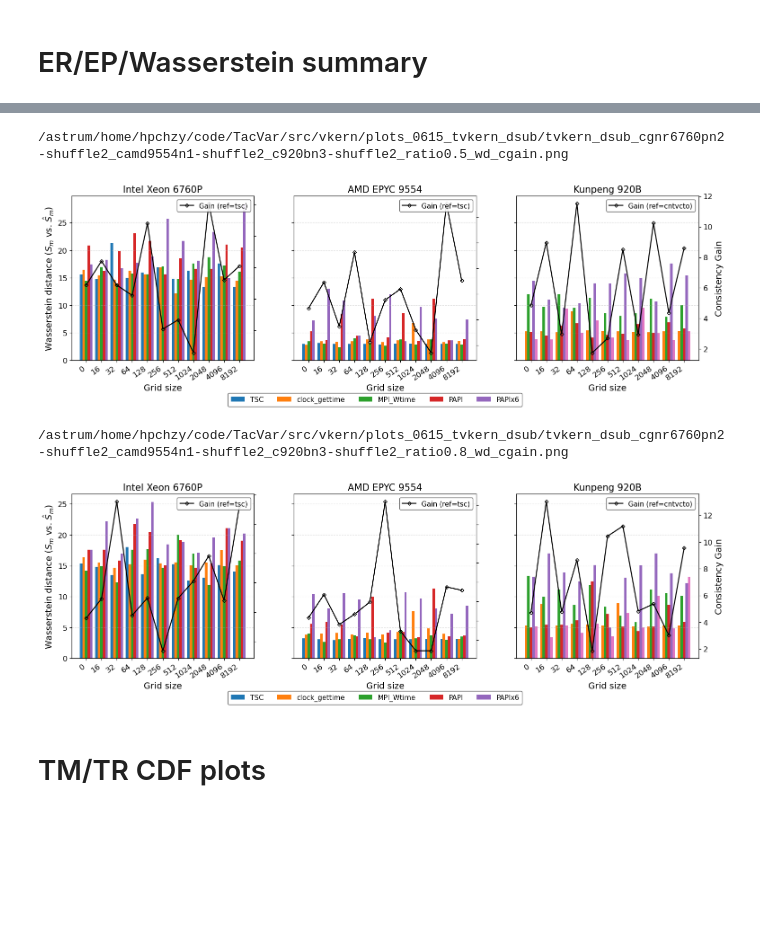
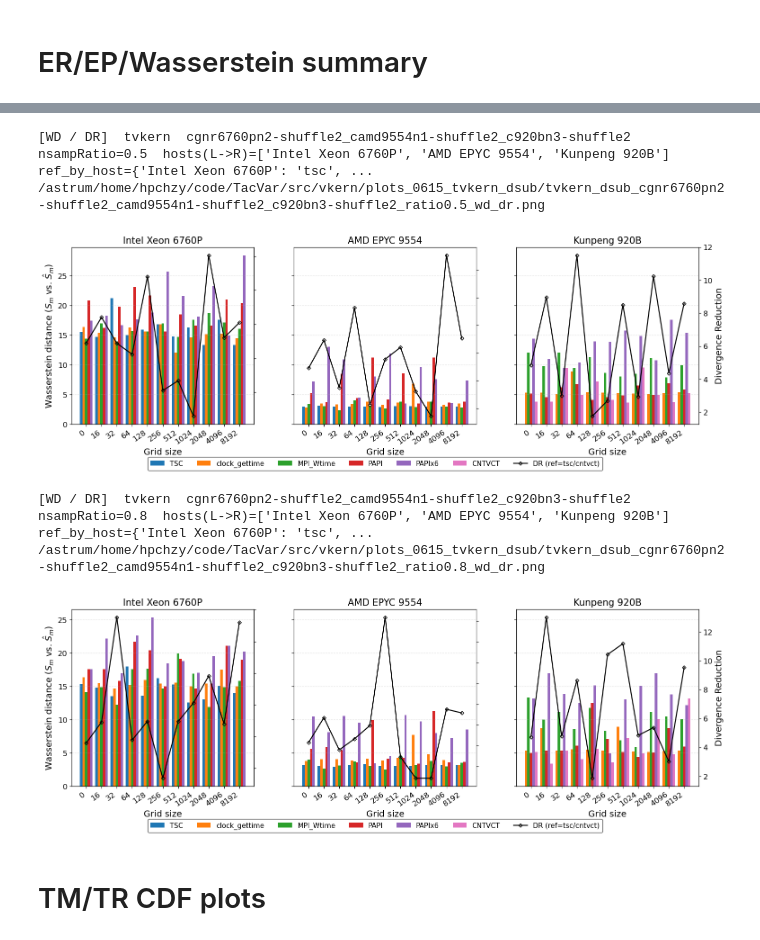
Before and after one commit to HunterHan/TacVar, a Jupyter notebook: src/vkern/plot_entry_filt.tvkern.0615.ipynb, the cells around one changed output, grey strips where cells are left out. Saved outputs shown, nothing was run; the diff lists cells and outputs as text; code cells hidden in the pictures; blank space fills up the shorter version.

```diff
--- a/src/vkern/plot_entry_filt.tvkern.0615.ipynb
+++ b/src/vkern/plot_entry_filt.tvkern.0615.ipynb
@@ -240,6 +240,7 @@ entries.sort_values(['host', 'kernel', 'np', 'size', 'ratio', 'timer'], inplace=
 print(f'entries: {len(entries)}')
 
 entries = entries[(entries['timer'] != 'cntvct') & (entries['timer'] != 'tsc_native')]
+entries['timer'] = entries['timer'].replace('cntvcto', 'cntvct')
 entries.head(20)
 # %% [output]
 entries: 396
@@ -379,9 +380,12 @@ for ratio, ratio_df in df.groupby('ratio', sort=True):
     hosts = [host for host in HOST_ORDER if host in set(plot_df['host'])]
     if not hosts:
         continue
+    print(f'[WD / eps_p,eps_r]  tvkern  {SHUFFLE_LABEL}  nsampRatio={ratio:g}  hosts(L->R)={[HOST_LABELS.get(h, h) for h in hosts]}')
     fig, axes = plt.subplots(1, len(hosts), figsize=(6.0 * len(hosts), 4.8), sharey=True, constrained_layout=False)
     axes = np.atleast_1d(axes)
 
+    bar_legend = {}
+    eps_handles = None
     for ax1, host in zip(axes, hosts):
         host_df = plot_df[plot_df['host'] == host].copy()
         timers = sorted(host_df['timer'].unique(), key=timer_sort_key)
@@ -391,7 +395,8 @@ for ratio, ratio_df in df.groupby('ratio', sort=True):
         for i, timer in enumerate(timers):
             sub = host_df[host_df['timer'] == timer].set_index('size_str').reindex(size_order)
             offset = (i - (len(timers) - 1) / 2) * width
-            ax1.bar(x + offset, sub[metric_bar], width=width, label=timer_label(timer), color=TIMER_COLORS.get(timer))
+            b = ax1.bar(x + offset, sub[metric_bar], width=width, label=timer_label(timer), color=TIMER_COLORS.get(timer))
+            bar_legend.setdefault(timer_label(timer), b)
 
         ax1.set_title(HOST_LABELS.get(host, host), fontsize=TITLE_FONTSIZE)
         ax1.set_xlabel('Grid size', fontsize=AXIS_LABEL_FONTSIZE)
@@ -406,24 +411,21 @@ for ratio, ratio_df in df.groupby('ratio', sort=True):
         line_df = host_df.groupby('size_str', observed=True)[line_metrics].mean().reindex(size_order)
         ep_line, = ax2.plot(x, line_df['ep'], marker='o', markevery=2, markersize=3.2, markerfacecolor='none', markeredgewidth=0.8, label=r'$\epsilon_p$', color='black')
         er_line, = ax2.plot(x, line_df['er'], marker='s', markevery=2, markersize=3.2, markerfacecolor='none', markeredgewidth=0.8, label=r'$\epsilon_r$', color='gray')
-        # ax2.set_ylim(0, 0.05)
+        eps_handles = [ep_line, er_line]
         ax2.tick_params(axis='y', labelsize=TICK_FONTSIZE)
         if ax1 is axes[-1]:
             ax2.set_ylabel(r'$\epsilon_p$ / $\epsilon_r$', fontsize=AXIS_LABEL_FONTSIZE)
+            ax2.legend(handles=eps_handles, loc='upper right', fontsize=LEGEND_FONTSIZE, frameon=True, framealpha=0.9, edgecolor='0.35')
         else:
             ax2.set_yticklabels([])
-        ax2.legend(handles=[ep_line, er_line], loc='upper right', fontsize=LEGEND_FONTSIZE, frameon=True, framealpha=0.9, edgecolor='0.35')
 
-    handles, labels = axes[0].get_legend_handles_labels()
     fig.legend(
-        handles, labels,
-        ncol=min(6, max(1, len(labels))), fontsize=LEGEND_FONTSIZE,
+        list(bar_legend.values()), list(bar_legend.keys()),
+        ncol=min(6, max(1, len(bar_legend))), fontsize=LEGEND_FONTSIZE,
         loc='lower center', bbox_to_anchor=(0.5, -0.13),
         frameon=True, framealpha=0.95, edgecolor='0.35', borderpad=0.45,
     )
-    # fig.suptitle(f'tvkern dsub, {SHUFFLE_LABEL}, nsampRatio={ratio:g}', y=1.02)
-    # fig.suptitle(f'Wasserstein ', y=1.02)
-    fig.subplots_adjust(bottom=0.10, top=0.86, wspace=0.22)
+    fig.subplots_adjust(bottom=0.10, top=0.92, wspace=0.22)
 
     if SAVE_FIG:
         out = OUT_DIR / f'tvkern_dsub_summary_{SHUFFLE_LABEL}_ratio{ratio:g}.png'
@@ -438,10 +442,10 @@ for ratio, ratio_df in df.groupby('ratio', sort=True):
 # %%
-# 过滤一致性收益 (Consistency Gain) by host
-# gain = Σ WD(timer_tm, ref_tm) / Σ WD(timer_tr, ref_tr)
-# ref: x86 -> tsc, ARM -> cntvcto.  higher = filtering improved cross-timer consistency.
+# 过滤散度削减 (Divergence Reduction, DR) by host
+# DR = sum WD(timer_tm, ref_tm) / sum WD(timer_tr, ref_tr)
+# ref: x86 -> tsc, ARM -> cntvct.  higher = filtering reduced cross-timer divergence.
 from scipy.stats import wasserstein_distance
 
-REF_TIMER_BY_HOST = {'cgnr6760pn2': 'tsc', 'camd9554n1': 'tsc', 'c920bn3': 'cntvcto'}
+REF_TIMER_BY_HOST = {'cgnr6760pn2': 'tsc', 'camd9554n1': 'tsc', 'c920bn3': 'cntvct'}
 
 
 def _wd_seq(a, b):
@@ -452,7 +456,7 @@ def _wd_seq(a, b):
     return wasserstein_distance(a, b) if (a.size and b.size) else np.nan
 
 
-def consistency_gain_table(src, group_keys):
+def divergence_reduction_table(src, group_keys):
     rows = []
     for gv, g in src.groupby(group_keys):
         gd = dict(zip(group_keys, gv if isinstance(gv, tuple) else (gv,)))
@@ -472,13 +476,12 @@ def consistency_gain_table(src, group_keys):
                 num += d_tm
                 den += d_tr
                 ok = True
-        gd['cgain'] = num / den if (ok and den > 1e-12) else np.nan
+        gd['dr'] = num / den if (ok and den > 1e-12) else np.nan
         rows.append(gd)
     return pd.DataFrame(rows)
 
 
 metric_bar = 'wd'
-
 AXIS_LABEL_FONTSIZE = 14
 TICK_FONTSIZE = 12
 TITLE_FONTSIZE = 15
@@ -490,17 +493,20 @@ for ratio, ratio_df in df.groupby('ratio', sort=True):
     size_order = [str(x) for x in sorted(plot_df['size'].unique())]
     plot_df['size_str'] = pd.Categorical(plot_df['size_str'], categories=size_order, ordered=True)
 
-    gain_df = consistency_gain_table(plot_df, ['kernel', 'host', 'size', 'ratio'])
+    dr_df = divergence_reduction_table(plot_df, ['kernel', 'host', 'size', 'ratio'])
 
     hosts = [host for host in HOST_ORDER if host in set(plot_df['host'])]
     if not hosts:
         continue
+    refs = {HOST_LABELS.get(h, h): REF_TIMER_BY_HOST.get(h) for h in hosts}
+    print(f'[WD / DR]  tvkern  {SHUFFLE_LABEL}  nsampRatio={ratio:g}  hosts(L->R)={[HOST_LABELS.get(h, h) for h in hosts]}  ref_by_host={refs}')
     fig, axes = plt.subplots(1, len(hosts), figsize=(6.0 * len(hosts), 4.8), sharey=True, constrained_layout=False)
     axes = np.atleast_1d(axes)
 
+    bar_legend = {}
+    dr_handle = None
     for ax1, host in zip(axes, hosts):
         host_df = plot_df[plot_df['host'] == host].copy()
-        ref_timer = REF_TIMER_BY_HOST.get(host, 'tsc')
         timers = sorted(host_df['timer'].unique(), key=timer_sort_key)
         x = np.arange(len(size_order))
         width = 0.82 / max(len(timers), 1)
@@ -508,50 +514,57 @@ for ratio, ratio_df in df.groupby('ratio', sort=True):
         for i, timer in enumerate(timers):
             sub = host_df[host_df['timer'] == timer].set_index('size_str').reindex(size_order)
             offset = (i - (len(timers) - 1) / 2) * width
-            ax1.bar(x + offset, sub[metric_bar], width=width, label=timer_label(timer), color=TIMER_COLORS.get(timer))
+            b = ax1.bar(x + offset, sub[metric_bar], width=width, label=timer_label(timer), color=TIMER_COLORS.get(timer))
+            bar_legend.setdefault(timer_label(timer), b)
 
         ax1.set_title(HOST_LABELS.get(host, host), fontsize=TITLE_FONTSIZE)
         ax1.set_xlabel('Grid size', fontsize=AXIS_LABEL_FONTSIZE)
         ax1.set_xticks(x)
         ax1.set_xticklabels(size_order, rotation=35, ha='right', fontsize=TICK_FONTSIZE)
         ax1.grid(axis='y', linestyle='--', alpha=0.35)
         ax1.tick_params(axis='y', labelsize=TICK_FONTSIZE)
         if ax1 is axes[0]:
             ax1.set_ylabel(r'Wasserstein distance ($S_m$ vs. $\hat{S}_m$)', fontsize=AXIS_LABEL_FONTSIZE)
 
         ax2 = ax1.twinx()
-        gh = gain_df[gain_df['host'] == host]
-        gain_by_size = gh.groupby('size')['cgain'].mean()
-        cgain_vals = [gain_by_size.get(int(s), np.nan) for s in size_order]
-        cg_line, = ax2.plot(x, cgain_vals, marker='D', markevery=1, markersize=4.5, markerfacecolor='none', markeredgewidth=1.0, label=f'Gain (ref={ref_timer})', color='black', linewidth=1.6)
+        dh = dr_df[dr_df['host'] == host]
+        dr_by_size = dh.groupby('size')['dr'].mean()
+        dr_vals = [dr_by_size.get(int(s), np.nan) for s in size_order]
+        line, = ax2.plot(x, dr_vals, marker='D', markevery=1, markersize=4.5, markerfacecolor='none', markeredgewidth=1.0, color='black', linewidth=1.6)
+        dr_handle = line
         ax2.tick_params(axis='y', labelsize=TICK_FONTSIZE)
         if ax1 is axes[-1]:
-            ax2.set_ylabel('Consistency Gain', fontsize=AXIS_LABEL_FONTSIZE)
+            ax2.set_ylabel('Divergence Reduction', fontsize=AXIS_LABEL_FONTSIZE)
         else:
             ax2.set_yticklabels([])
-        ax2.legend(handles=[cg_line], loc='upper right', fontsize=LEGEND_FONTSIZE, frameon=True, framealpha=0.9, edgecolor='0.35')
 
-    handles, labels = axes[0].get_legend_handles_labels()
+    handles = list(bar_legend.values())
+    labels = list(bar_legend.keys())
+    if dr_handle is not None:
+        handles.append(dr_handle)
+        labels.append('DR (ref=tsc/cntvct)')
     fig.legend(
         handles, labels,
-        ncol=min(6, max(1, len(labels))), fontsize=LEGEND_FONTSIZE,
+        ncol=min(7, max(1, len(labels))), fontsize=LEGEND_FONTSIZE,
         loc='lower center', bbox_to_anchor=(0.5, -0.13),
         frameon=True, framealpha=0.95, edgecolor='0.35', borderpad=0.45,
     )
-    fig.subplots_adjust(bottom=0.10, top=0.86, wspace=0.22)
+    fig.subplots_adjust(bottom=0.10, top=0.92, wspace=0.22)
 
     if SAVE_FIG:
         for (kernel,), _g in plot_df.groupby(['kernel']):
-            out = OUT_DIR / f'{kernel}_dsub_{SHUFFLE_LABEL}_ratio{ratio:g}_wd_cgain.png'
+            out = OUT_DIR / f'{kernel}_dsub_{SHUFFLE_LABEL}_ratio{ratio:g}_wd_dr.png'
             fig.savefig(out, dpi=220, bbox_inches='tight')
             print(out)
             break
     plt.show()
 # %% [output]
-/astrum/home/hpchzy/code/TacVar/src/vkern/plots_0615_tvkern_dsub/tvkern_dsub_cgnr6760pn2-shuffle2_camd9554n1-shuffle2_c920bn3-shuffle2_ratio0.5_wd_cgain.png
+[WD / DR]  tvkern  cgnr6760pn2-shuffle2_camd9554n1-shuffle2_c920bn3-shuffle2  nsampRatio=0.5  hosts(L->R)=['Intel Xeon 6760P', 'AMD EPYC 9554', 'Kunpeng 920B']  ref_by_host={'Intel Xeon 6760P': 'tsc', ...
+/astrum/home/hpchzy/code/TacVar/src/vkern/plots_0615_tvkern_dsub/tvkern_dsub_cgnr6760pn2-shuffle2_camd9554n1-shuffle2_c920bn3-shuffle2_ratio0.5_wd_dr.png
-[figure, old version]
+[figure, new version]
-/astrum/home/hpchzy/code/TacVar/src/vkern/plots_0615_tvkern_dsub/tvkern_dsub_cgnr6760pn2-shuffle2_camd9554n1-shuffle2_c920bn3-shuffle2_ratio0.8_wd_cgain.png
+[WD / DR]  tvkern  cgnr6760pn2-shuffle2_camd9554n1-shuffle2_c920bn3-shuffle2  nsampRatio=0.8  hosts(L->R)=['Intel Xeon 6760P', 'AMD EPYC 9554', 'Kunpeng 920B']  ref_by_host={'Intel Xeon 6760P': 'tsc', ...
+/astrum/home/hpchzy/code/TacVar/src/vkern/plots_0615_tvkern_dsub/tvkern_dsub_cgnr6760pn2-shuffle2_camd9554n1-shuffle2_c920bn3-shuffle2_ratio0.8_wd_dr.png
-[figure, old version]
+[figure, new version]
 # %% [markdown]
 # TM/TR CDF plots
 # %%
```
Also changed, not shown: parts of 5 cells of this notebook, 46 other files.
